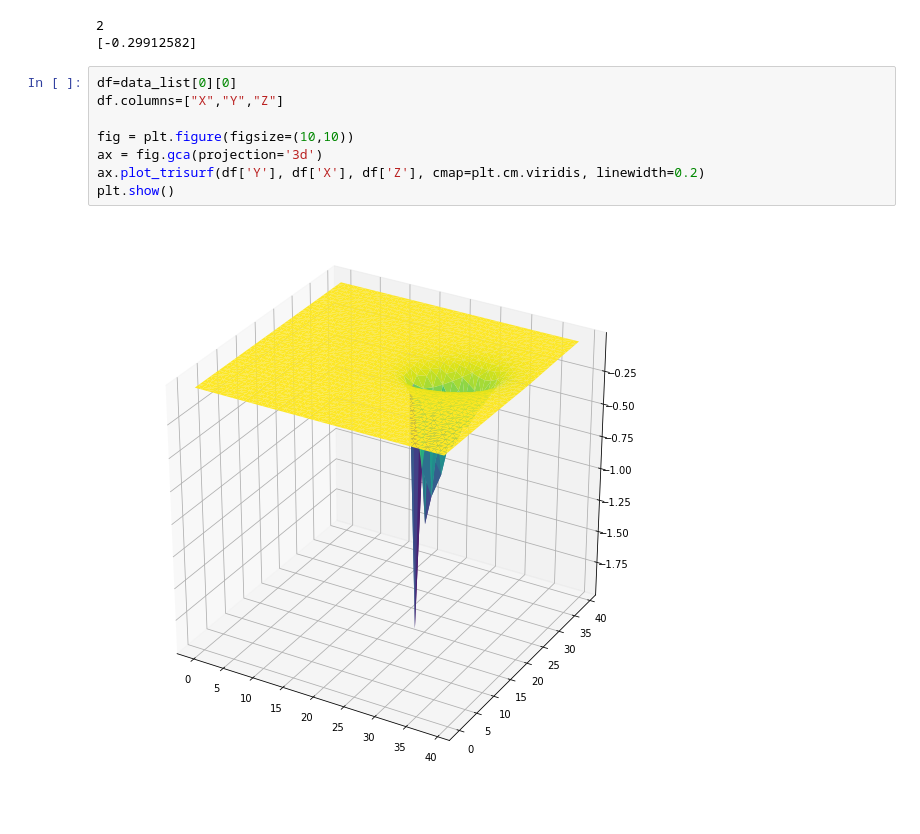
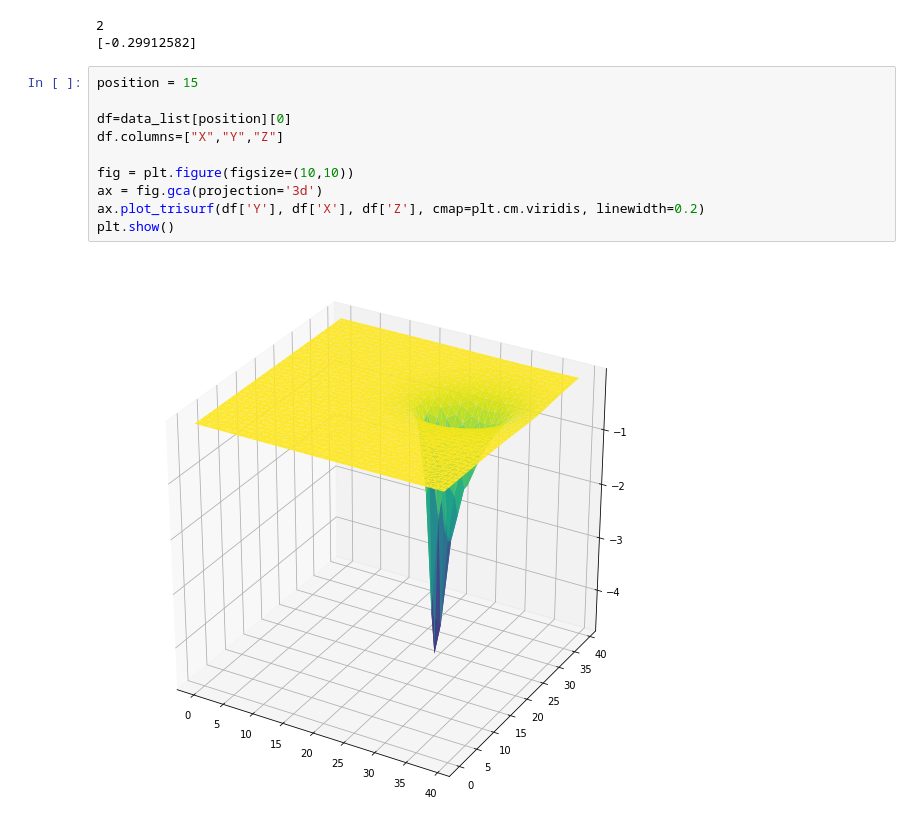
Before and after one commit to AnosovAndrey/Task, a Jupyter notebook: Untitled1.ipynb, the cells around one changed output. Cells and saved outputs as stored; diff of their text form.

```diff
--- a/Untitled1.ipynb
+++ b/Untitled1.ipynb
@@ -79,15 +80,17 @@ print(z[0])
 2
 [-0.29912582]
 # %%
-df=data_list[0][0]
+position = 15
+
+df=data_list[position][0]
 df.columns=["X","Y","Z"]
 
 fig = plt.figure(figsize=(10,10))
 ax = fig.gca(projection='3d')
 ax.plot_trisurf(df['Y'], df['X'], df['Z'], cmap=plt.cm.viridis, linewidth=0.2)
 plt.show()
 # %% [output]
-[figure, old version]
+[figure, new version]
 # %%
 fig = plt.figure(1, figsize=(10,10))
 ax = fig.gca(projection='3d')
```
Also changed, not shown: parts of 3 cells of this notebook.
